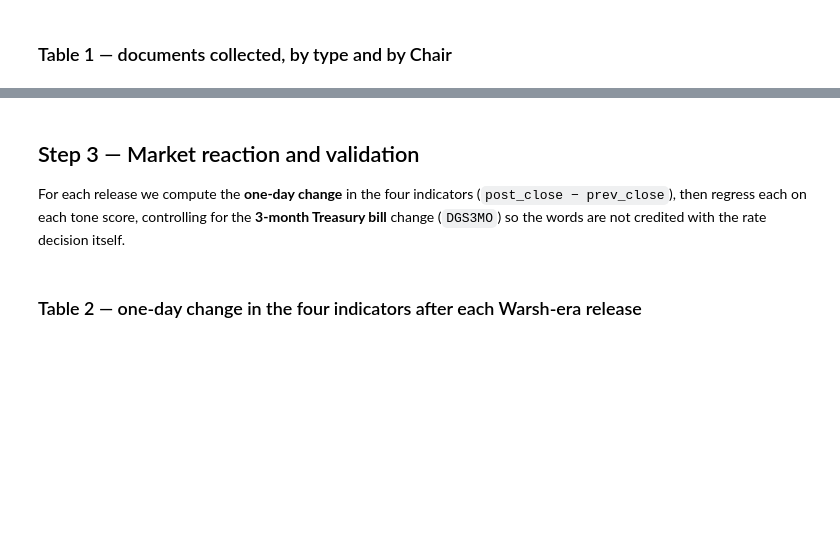
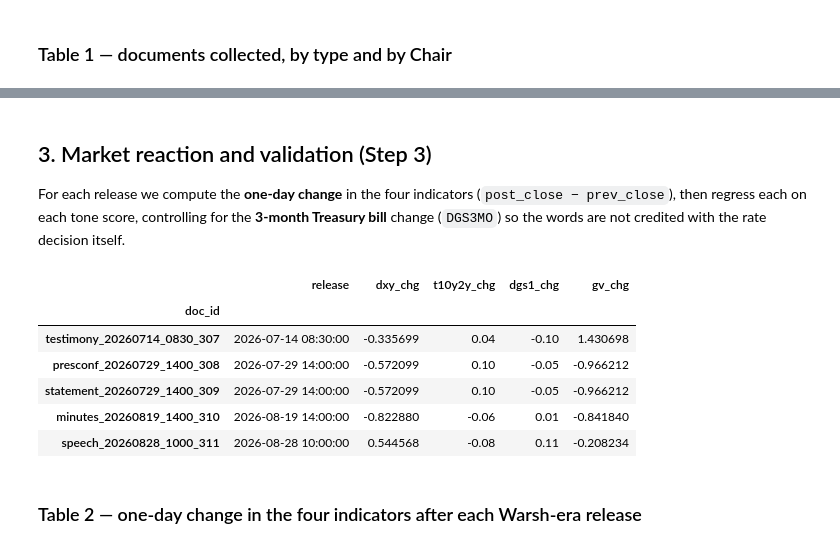
Before and after one commit to xiaoyang119/FRE-GY-7871A-Assignment2, a Jupyter notebook: assignment2_analysis.ipynb, the cells around one changed output, grey strips where cells are left out. Saved outputs shown, nothing was run; the diff lists cells and outputs as text; code cells hidden in the pictures; blank space fills up the shorter version.

```diff
--- a/assignment2_analysis.ipynb
+++ b/assignment2_analysis.ipynb
@@ -95,20 +142,26 @@ plt.show()
 # %% [markdown]
-## Step 3 — Market reaction and validation
+## 3. Market reaction and validation (Step 3)
 
 For each release we compute the **one-day change** in the four indicators (`post_close − prev_close`), then regress each on each tone score, controlling for the **3-month Treasury bill** change (`DGS3MO`) so the words are not credited with the rate decision itself.
 # %%
-from src.market import download_fred, download_yahoo
-
 fred = download_fred()
 yahoo = download_yahoo()
 
-tone_cols = [c for c in scored.columns
-             if c.startswith(("wl_", "fb_")) and c != "wl_n_words"]
+TONE_COLS = ["wl_net_share", "wl_net_per_100w", "fb_sim_net", "fb_pos"]
+tone_cols = [c for c in TONE_COLS if c in scored.columns]
 
 event = one_day_change(fred, yahoo, scored.set_index("doc_id")["date"])
 event = event.join(scored.set_index("doc_id")[["kind", "chair"] + tone_cols])
-event.to_csv("data/scores/event_changes.csv", index=False)
+event.to_csv(SCORE_DIR / "event_changes.csv", index=False)
 event[["release", "dxy_chg", "t10y2y_chg", "dgs1_chg", "gv_chg"]].tail()
+# %% [output]
+|  | release | dxy_chg | t10y2y_chg | dgs1_chg | gv_chg |
+| doc_id |  |  |  |  |  |
+| testimony_20260714_0830_307 | 2026-07-14 08:30:00 | -0.335699 | 0.04 | -0.10 | 1.430698 |
+| presconf_20260729_1400_308 | 2026-07-29 14:00:00 | -0.572099 | 0.10 | -0.05 | -0.966212 |
+| statement_20260729_1400_309 | 2026-07-29 14:00:00 | -0.572099 | 0.10 | -0.05 | -0.966212 |
+| minutes_20260819_1400_310 | 2026-08-19 14:00:00 | -0.822880 | -0.06 | 0.01 | -0.841840 |
+| speech_20260828_1000_311 | 2026-08-28 10:00:00 | 0.544568 | -0.08 | 0.11 | -0.208234 |
 # %% [markdown]
 ### Table 2 — one-day change in the four indicators after each Warsh-era release
 # %%
```
Also changed, not shown: parts of 15 cells of this notebook, 9 other files.
